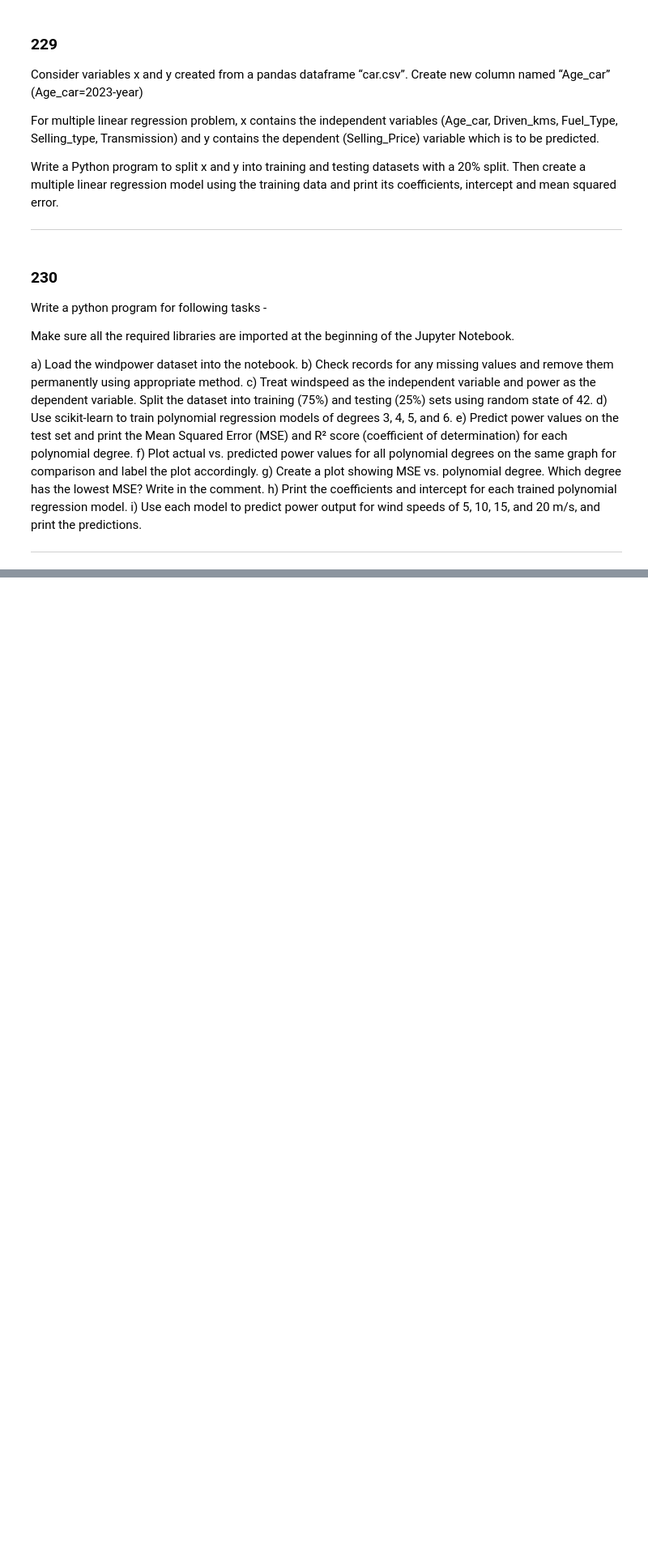
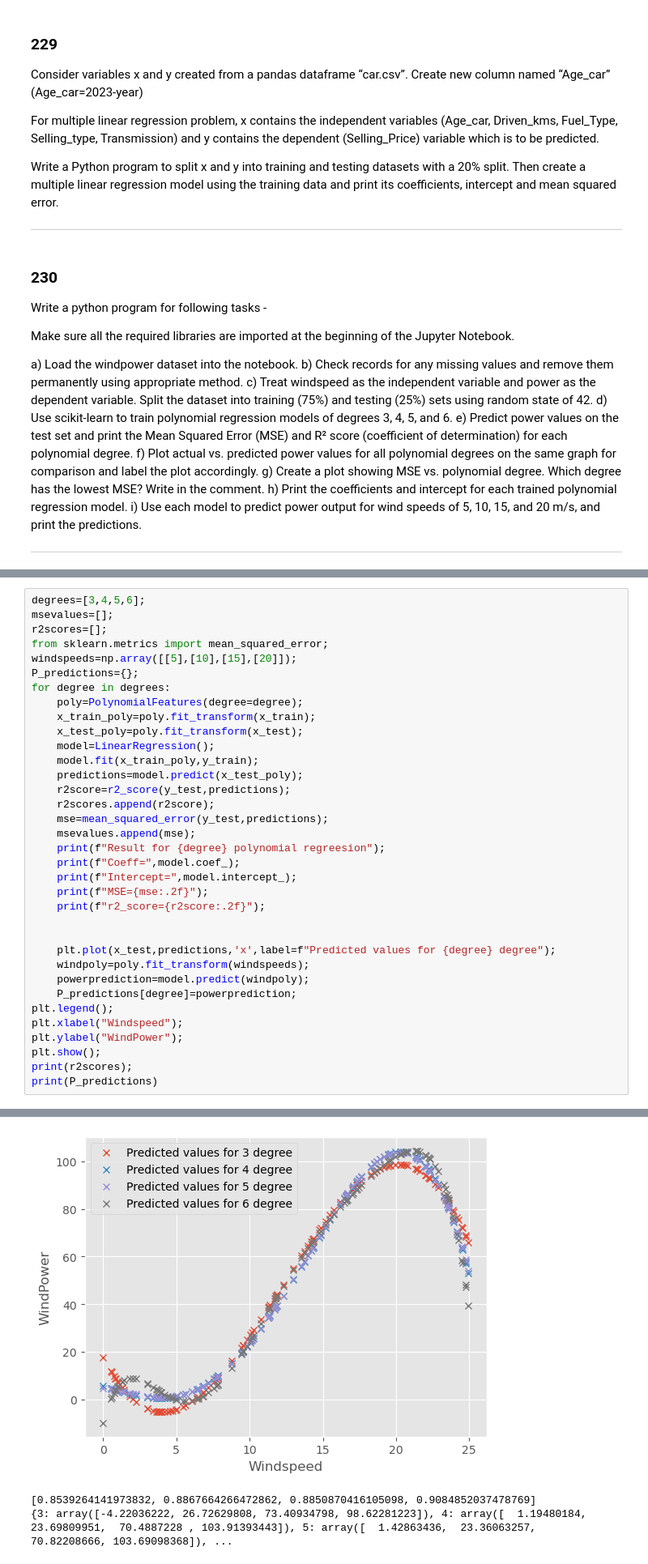
Before and after one commit to Satyajeetsinh007/Python-2, a Jupyter notebook: Regression&Classifiaction of model/UNIT-4_PB.ipynb, the cells around one changed output, grey strips where cells are left out. Shown at 81% size. Saved outputs shown, nothing was run; the diff lists cells and outputs as text; blank space fills up the shorter version.

```diff
--- a/Regression&Classifiaction of model/UNIT-4_PB.ipynb
+++ b/Regression&Classifiaction of model/UNIT-4_PB.ipynb
@@ -295,0 +420,36 @@ i) Use each model to predict power output for wind speeds of 5, 10, 15, and 20 m
+# %%
+degrees=[3,4,5,6];
+msevalues=[];
+r2scores=[];
+from sklearn.metrics import mean_squared_error;
+windspeeds=np.array([[5],[10],[15],[20]]);
+P_predictions={};
+for degree in degrees:
+    poly=PolynomialFeatures(degree=degree);
+    x_train_poly=poly.fit_transform(x_train);
+    x_test_poly=poly.fit_transform(x_test);
+    model=LinearRegression();
+    model.fit(x_train_poly,y_train);
+    predictions=model.predict(x_test_poly);
+    r2score=r2_score(y_test,predictions);
+    r2scores.append(r2score);
+    mse=mean_squared_error(y_test,predictions);
+    msevalues.append(mse);
+    print(f"Result for {degree} polynomial regreesion");
+    print(f"Coeff=",model.coef_);
+    print(f"Intercept=",model.intercept_);
+    print(f"MSE={mse:.2f}");
+    print(f"r2_score={r2score:.2f}");
+
+
+    plt.plot(x_test,predictions,'x',label=f"Predicted values for {degree} degree");
+    windpoly=poly.fit_transform(windspeeds);
+    powerprediction=model.predict(windpoly);
+    P_predictions[degree]=powerprediction;
+plt.legend();
+plt.xlabel("Windspeed");
+plt.ylabel("WindPower");
+plt.show();
+print(r2scores);
+print(P_predictions)
+# %% [output]
@@ -295,0 +473,3 @@ i) Use each model to predict power output for wind speeds of 5, 10, 15, and 20 m
+[figure, added]
+[0.8539264141973832, 0.8867664266472862, 0.8850870416105098, 0.9084852037478769]
+{3: array([-4.22036222, 26.72629808, 73.40934798, 98.62281223]), 4: array([  1.19480184,  23.69809951,  70.4887228 , 103.91393443]), 5: array([  1.42863436,  23.36063257,  70.82208666, 103.69098368]), ...
```
Also changed, not shown: parts of 10 cells of this notebook.
